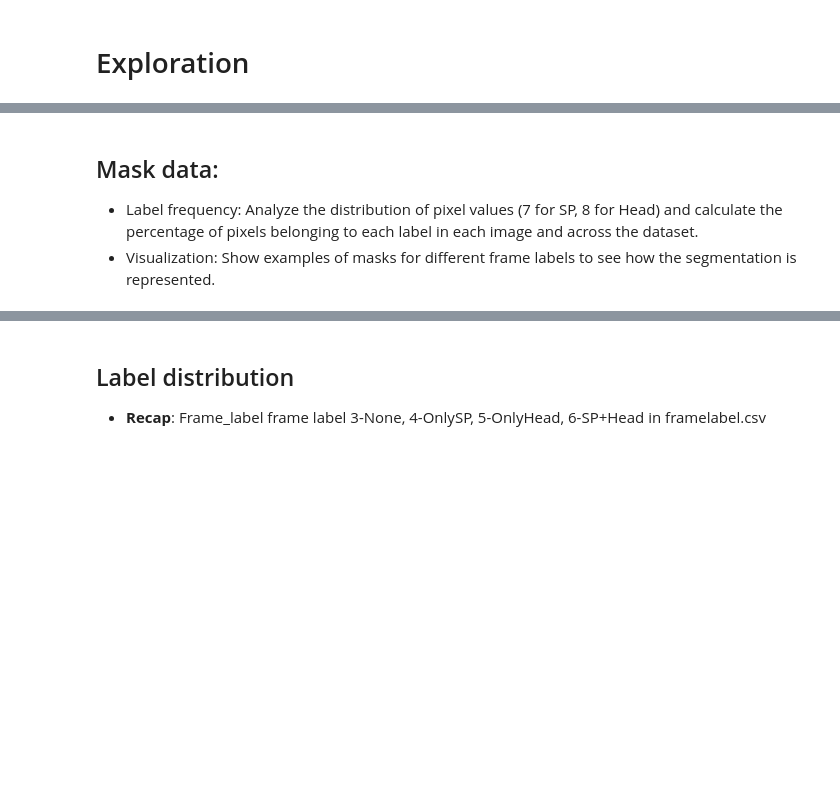
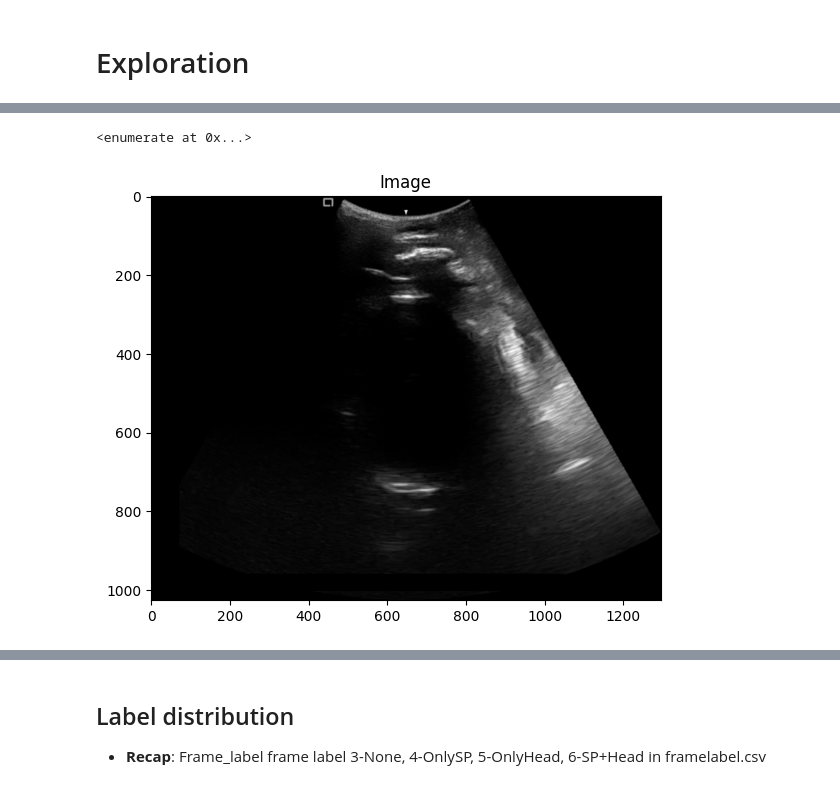
Before and after one commit to lamld203844/Biomedical-Segmentation, a Jupyter notebook: EDA.ipynb, the cells around one changed output, grey strips where cells are left out. Drawn from its saved outputs; the diff is of its cells as text; code cells hidden in the pictures; blank space fills up the shorter version.

```diff
--- a/EDA.ipynb
+++ b/EDA.ipynb
@@ -118,14 +103,14 @@ img_sizes
+# %%
+enumerate(np.random.choice(img_paths, size=1))
+# %% [output]
+<enumerate at 0x...>
 # %%
-# Visualize random samples
-sample_images = np.random.choice(img_paths, size=5)
-for i, img_path in enumerate(sample_images):
-    img = plt.imread(img_path)
-    plt.subplot(5, 1, i+1)
-    plt.imshow(img, cmap="gray")
-    plt.title(f'Image')
+# Randomly choose 1 image
+rand_img_path = np.random.choice(img_paths, size=1)[0]
+img = plt.imread(rand_img_path)
+plt.imshow(img, cmap="gray")
+plt.title(f'Image')
 plt.tight_layout()
 plt.show()
+# %% [output]
+[figure, added]
-# %% [markdown]
-## Mask data:
-- Label frequency: Analyze the distribution of pixel values (7 for SP, 8 for Head) and calculate the percentage of pixels belonging to each label in each image and across the dataset.
-- Visualization: Show examples of masks for different frame labels to see how the segmentation is represented.
```
Also changed, not shown: parts of 14 cells of this notebook.
